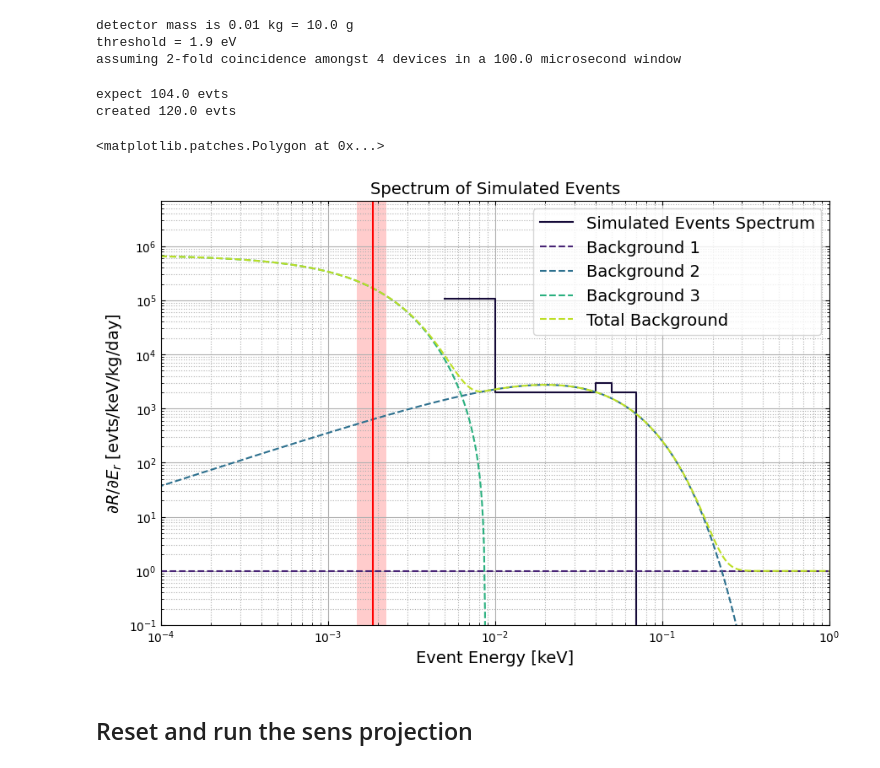
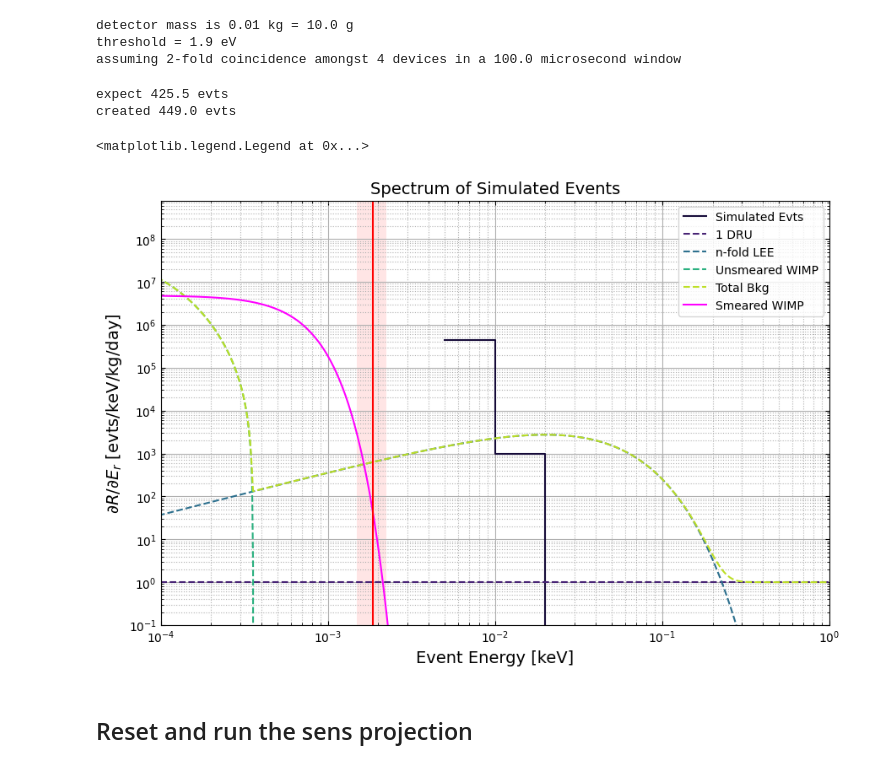
Before and after one commit to spice-herald/DarkLim, a Jupyter notebook: examples/helium.ipynb, the cells around one changed output. Cells and saved outputs as stored; diff of their text form; code cells hidden in the pictures.

```diff
--- a/examples/helium.ipynb
+++ b/examples/helium.ipynb
@@ -84,30 +84,45 @@ print('assuming {:d}-fold coincidence amongst {:d} devices in a {:0.1f} microsec
 detector mass is 0.01 kg = 10.0 g
 threshold = 1.9 eV
 assuming 2-fold coincidence amongst 4 devices in a 100.0 microsecond window
+# %%
+def smeared_wimp(en_interp,mass,sigma0=1e-41,tm='He',res=None):
+    init_rate = darklim.limit.drde(en_interp, mass, sigma0, tm=tm)
+    if res is not None:
+        init_rate = darklim.limit.gauss_smear(en_interp, init_rate, res)
+    return init_rate
 # %%
 SE = darklim.sensitivity.SensEst(mass_det, time_elapsed, eff=efficiency, tm=tm)
 
 SE.reset_sim()
-
 SE.add_flat_bkgd(1) # flat background of 1 DRU
-
 #SE.add_nfold_lee_bkgd(m=4,n=2,w=window)
 SE.add_nfold_lee_bkgd(m=n_devices,n=coinc,w=window)
 
-SE.add_dm_bkgd(0.05, 2e-38)
+dmmass = 0.01
+xsec = 2e-38
+
+SE.add_dm_bkgd(dmmass, xsec)
+
+en_interp = np.geomspace(1e-6,1, num=1000)
+dm = smeared_wimp(en_interp,dmmass,sigma0=xsec,tm=tm,res=energy_res)
 
 gen_evts = SE.generate_background(1, plot_bkgd=True, verbose=True)
 ax = plt.gca()
+
+ax.plot(en_interp,dm,ls='-',alpha=1,color='magenta',label='Smeared WIMP')
+
 #plt.ylim(0.1,50)
 ax.set_xscale('log')
 ax.set_xlim(1e-4,1)
 ax.axvline(threshold,ls='-',color='red')
-ax.axvspan(threshold-energy_res,threshold+energy_res,facecolor='red',alpha=0.2)
+ax.axvspan(threshold-energy_res,threshold+energy_res,facecolor='red',alpha=0.1)
+
+ax.legend(labels=['Simulated Evts','1 DRU','n-fold LEE','Unsmeared WIMP','Total Bkg','Smeared WIMP'])
 # %% [output]
-expect 104.0 evts
-created 120.0 evts
+expect 425.5 evts
+created 449.0 evts
-<matplotlib.patches.Polygon at 0x...>
+<matplotlib.legend.Legend at 0x...>
-[figure, old version]
+[figure, new version]
 # %% [markdown]
 ## Reset and run the sens projection
 # %%
```
Also changed, not shown: parts of 3 cells of this notebook, 2 other files.
